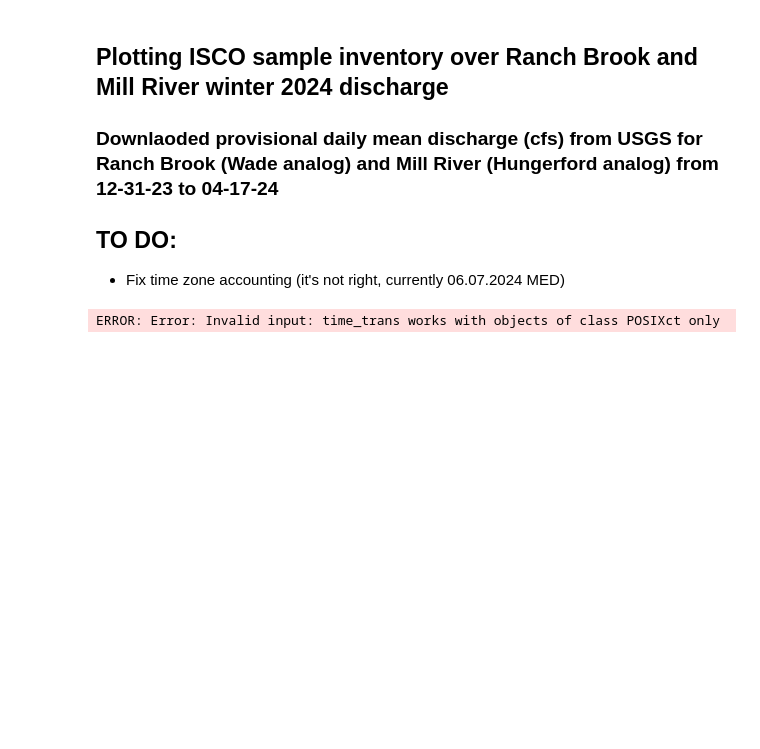
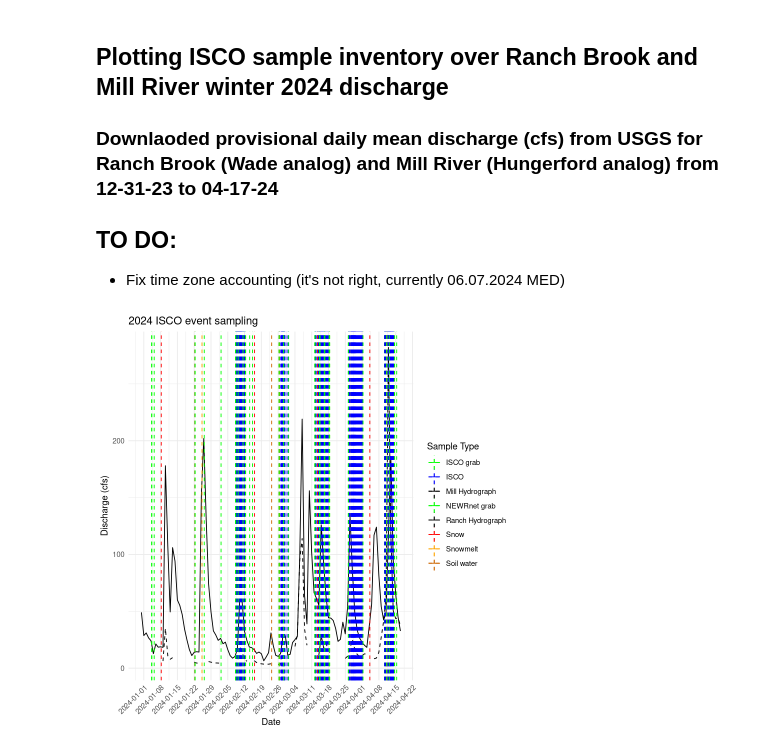
Before and after one commit to MeganEDuffy/EMMA, a Jupyter notebook: notebooks/ISCO_metadata.ipynb, the cells around one changed output. Drawn from its saved outputs; the diff is of its cells as text; code cells hidden in the pictures; blank space fills up the shorter version.

Commit message:
plotted isco sampling and prov newrnet over hydrog

```diff
--- a/notebooks/ISCO_metadata.ipynb
+++ b/notebooks/ISCO_metadata.ipynb
@@ -26,7 +26,7 @@ library(readxl)
 ###################
 
 input_dir <- "data/"
-output_dir <- "isco_metadata"
+output_dir <- "isco_metadata/"
 
 ################
 # READ IN DATA #
@@ -40,46 +40,68 @@ MetadataISCO <- read_excel(file.path(input_dir, "Stream_Data_2024.xlsx"), sheet
 MetadataISCO <- MetadataISCO %>%
   mutate(Datetime = ymd_hms(paste(Date, format(Time, "%H:%M:%S"), "Time Zone")))
 
+# read in the (provisional) NEWRnet grab sample metadata
+MetadataGrab <- read_excel(file.path(input_dir, "Newrnet_Field_MEDupdate_06.06.24.xlsx"), sheet = 1,
+                           col_types = c("text", "text", "text", "date", "date",
+                                         "text", "text", "text", "text", "text", "text", "text",
+                                        "text", "text", "text", "text", "text", "date",
+                                        "text", "text", "text", "text", "text"))
+
+# Combine Date, Time, into a single Datetime column
+MetadataGrab <- MetadataGrab %>%
+  mutate(Datetime = ymd_hms(paste(Date, format(`Water Sampling Time`, "%H:%M:%S"))))
+
 # read in provisional USGS q data for Ranch Brook and Mill River
 Ranch_Q <- read.csv(file.path(input_dir, "usgs_provisional_winter2024_discharge_ranch.csv"),
                     stringsAsFactors = FALSE)
 
 Mill_Q <- read.csv(file.path(input_dir, "usgs_provisional_winter2024_discharge_mill.csv"),
-                  stringsAsFactors = FALSE)
+                   stringsAsFactors = FALSE)
 
 ####################
 # CLEAN THE DATA  #
 ####################
 
-# Convert the date column to a date object with the proper format
-Ranch_Q$Date <- ymd(Ranch_Q$Date)
+# Convert the date column to a POSIXct object
+Ranch_Q$Date <- as.POSIXct(Ranch_Q$Date, format="%Y-%m-%d")
 
-Mill_Q$Date <- ymd(Mill_Q$Date)
+Mill_Q$Date <- as.POSIXct(Mill_Q$Date, format="%Y-%m-%d")
 
 # Convert USGS ice values to NA (just for Ranch, Mill doesn't have ice entries)
 Ranch_Q$mean_discharge_cfs[Ranch_Q$mean_discharge_cfs == "Ice"] <- NA
 Ranch_Q$mean_discharge_cfs <- as.numeric(Ranch_Q$mean_discharge_cfs)
 
 #######################
 # PLOT THE HYDROGRAPH #
 #######################
 
 # include vertical lines for when we have ISCO samples
 hydrograph_plot_ISCO_with_lines <- ggplot() +
-  geom_line(data = Mill_Q, aes(x = Date, y = mean_discharge_cfs, color = "Hydrograph")) +
-  geom_vline(data = MetadataISCO, aes(xintercept = Datetime), color = "red", linetype = "dashed") +
+  geom_line(data = Mill_Q, aes(x = Date, y = mean_discharge_cfs, color = "Mill"), linetype = "solid") +
+  geom_line(data = Ranch_Q, aes(x = Date, y = mean_discharge_cfs, color = "Ranch"), linetype = "dashed") +
+  geom_vline(data = MetadataISCO, aes(xintercept = Datetime, color = Type), linetype = "dashed") +
+  geom_vline(data = MetadataGrab, aes(xintercept = Datetime, color = "NEWRnet"), linetype = "dashed") +
   theme_minimal() +
   labs(title = "2024 ISCO event sampling",
        x = "Date",
        y = "Discharge (cfs)",
-       color = "Data Type") +
-  scale_x_datetime(date_labels = "%Y-%m-%d %H:%M", date_breaks = "1 day") +
+       color = "Sample Type") +
+  scale_x_datetime(date_labels = "%Y-%m-%d", date_breaks = "1 week") +
   theme(axis.text.x = element_text(angle = 45, hjust = 1)) +
-  #facet_wrap(~ Event, scales = "free_x") +
   theme(strip.text = element_text(size = 8)) +
-  scale_color_manual(values = c("Hydrograph" = "blue"))
+  scale_color_manual(
+    values = c("Mill" = "black", "Ranch" = "black", "Isco" = "blue", "Snow" = "red",
+               "Snowmelt lysimeter" = "orange", "Soil water lysimeter" = "darkorange3",
+               "Grab" = "green", "NEWRnet" = "green"),
+    labels = c("Mill" = "Mill Hydrograph", "Ranch" = "Ranch Hydrograph", "Isco" = "ISCO",
+               "Snow" = "Snow", "Snowmelt lysimeter" = "Snowmelt",
+               "Soil water lysimeter" = "Soil water", "Grab" = "ISCO grab", "NEWRnet" = "NEWRnet grab")
+  )
+
+# Save the plot with specified dimensions
+ggsave(file.path(output_dir, "hydrograph_plot_ISCO_with_lines.png"), plot = hydrograph_plot_ISCO_with_lines, width = 10, height = 6, dpi = 300)
 
 # Print the modified plot
 print(hydrograph_plot_ISCO_with_lines)
 # %% [output]
-ERROR: Error: Invalid input: time_trans works with objects of class POSIXct only
+[figure, added]
```
Also changed, not shown: parts of 1 cell of this notebook, 3 other files.
